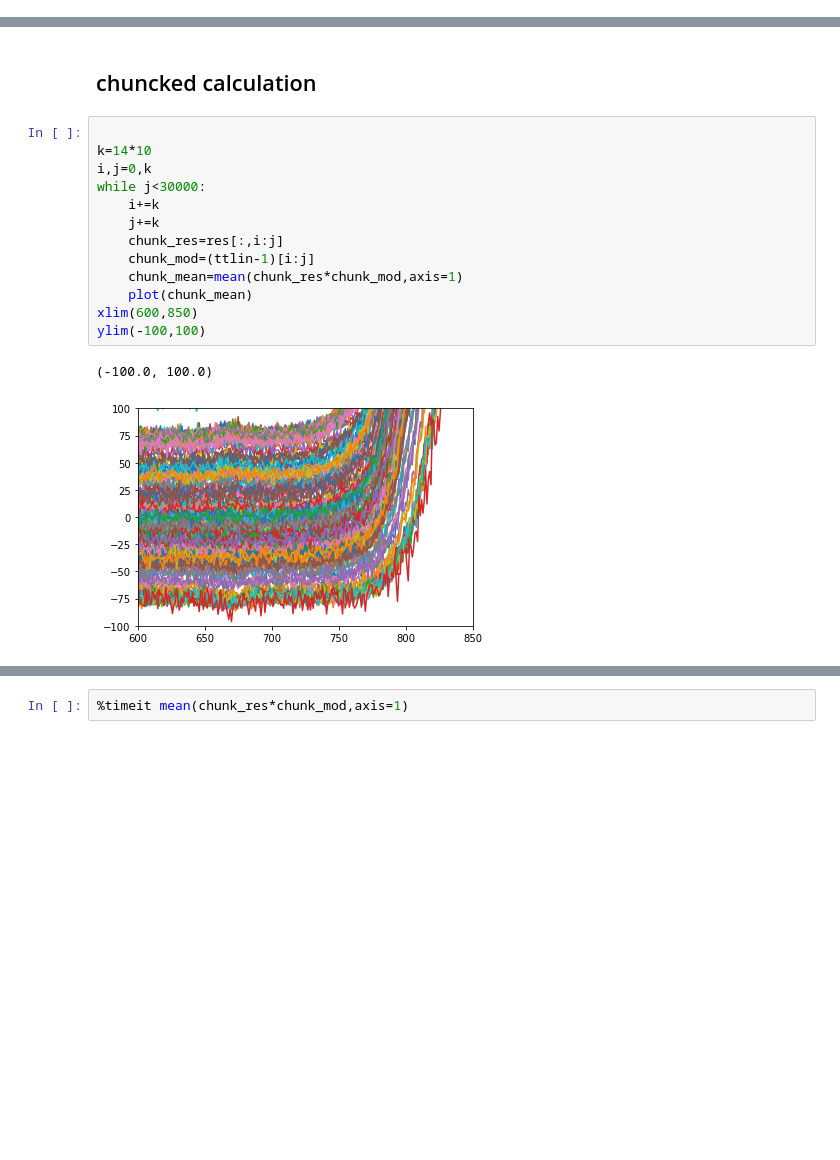
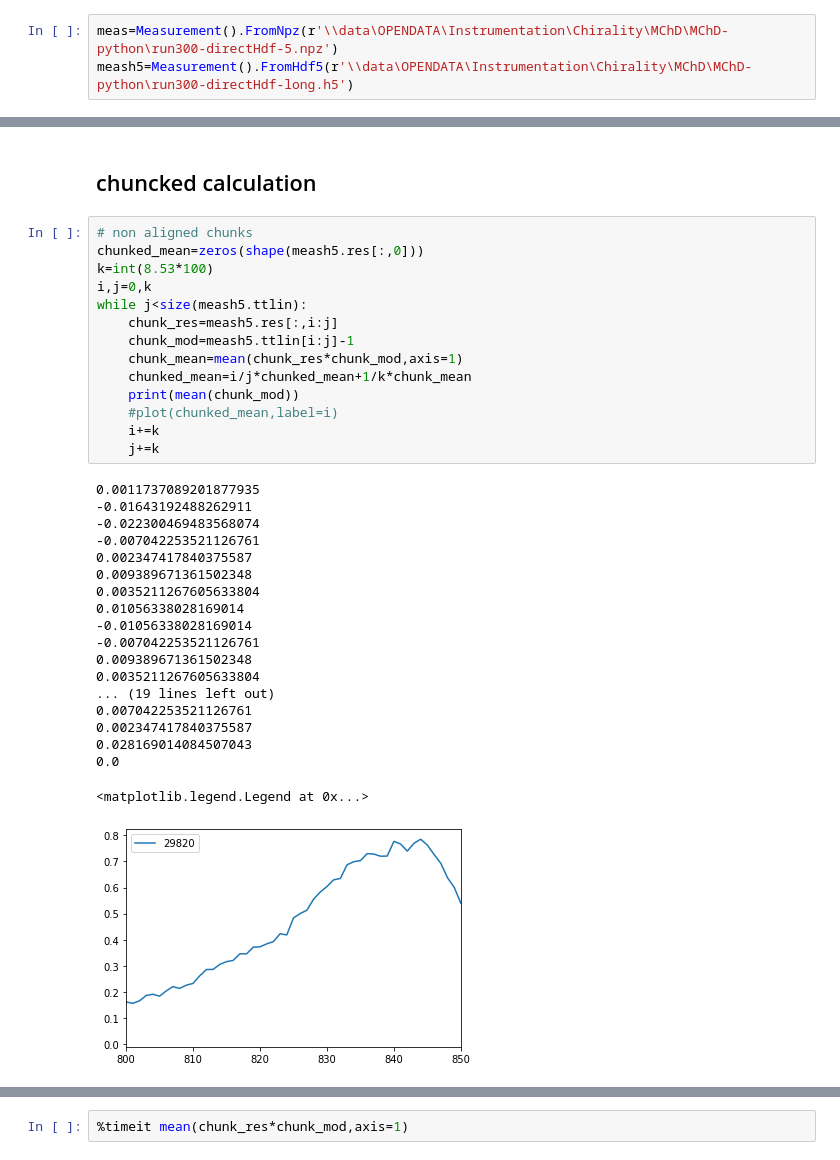
Before and after one commit to Bruyant/MChD-python, a Jupyter notebook: src/mchd_python/Demod.ipynb, the cells around one changed output, grey strips where cells are left out. Drawn from its saved outputs; the diff is of its cells as text; blank space fills up the shorter version.

```diff
--- a/src/mchd_python/Demod.ipynb
+++ b/src/mchd_python/Demod.ipynb
@@ -11,0 +44,3 @@ tstamps=datas['tstamps']
+# %%
+meas=Measurement().FromNpz(r'\\data\OPENDATA\Instrumentation\Chirality\MChD\MChD-python\run300-directHdf-5.npz')
+meash5=Measurement().FromHdf5(r'\\data\OPENDATA\Instrumentation\Chirality\MChD\MChD-python\run300-directHdf-long.h5')
@@ -97,18 +139,36 @@ ylim(-10,10)
 # %% [markdown]
 ## chuncked calculation
 # %%
-
-k=14*10
+# non aligned chunks
+chunked_mean=zeros(shape(meash5.res[:,0]))
+k=int(8.53*100)
 i,j=0,k
-while j<30000:
+while j<size(meash5.ttlin):
+    chunk_res=meash5.res[:,i:j]
+    chunk_mod=meash5.ttlin[i:j]-1
+    chunk_mean=mean(chunk_res*chunk_mod,axis=1)
+    chunked_mean=i/j*chunked_mean+1/k*chunk_mean
+    print(mean(chunk_mod))
+    #plot(chunked_mean,label=i)
     i+=k
     j+=k
-    chunk_res=res[:,i:j]
-    chunk_mod=(ttlin-1)[i:j]
-    chunk_mean=mean(chunk_res*chunk_mod,axis=1)
-    plot(chunk_mean)
-xlim(600,850)
-ylim(-100,100)
 # %% [output]
-(-100.0, 100.0)
+0.0011737089201877935
+-0.01643192488262911
+-0.022300469483568074
+-0.007042253521126761
+0.002347417840375587
+0.009389671361502348
+0.0035211267605633804
+0.01056338028169014
+-0.01056338028169014
+-0.007042253521126761
+0.009389671361502348
+0.0035211267605633804
+... (19 lines left out)
+0.007042253521126761
+0.002347417840375587
+0.028169014084507043
+0.0
+<matplotlib.legend.Legend at 0x...>
-[figure, old version]
+[figure, new version]
```
Also changed, not shown: parts of 24 cells of this notebook, 2 other files.
